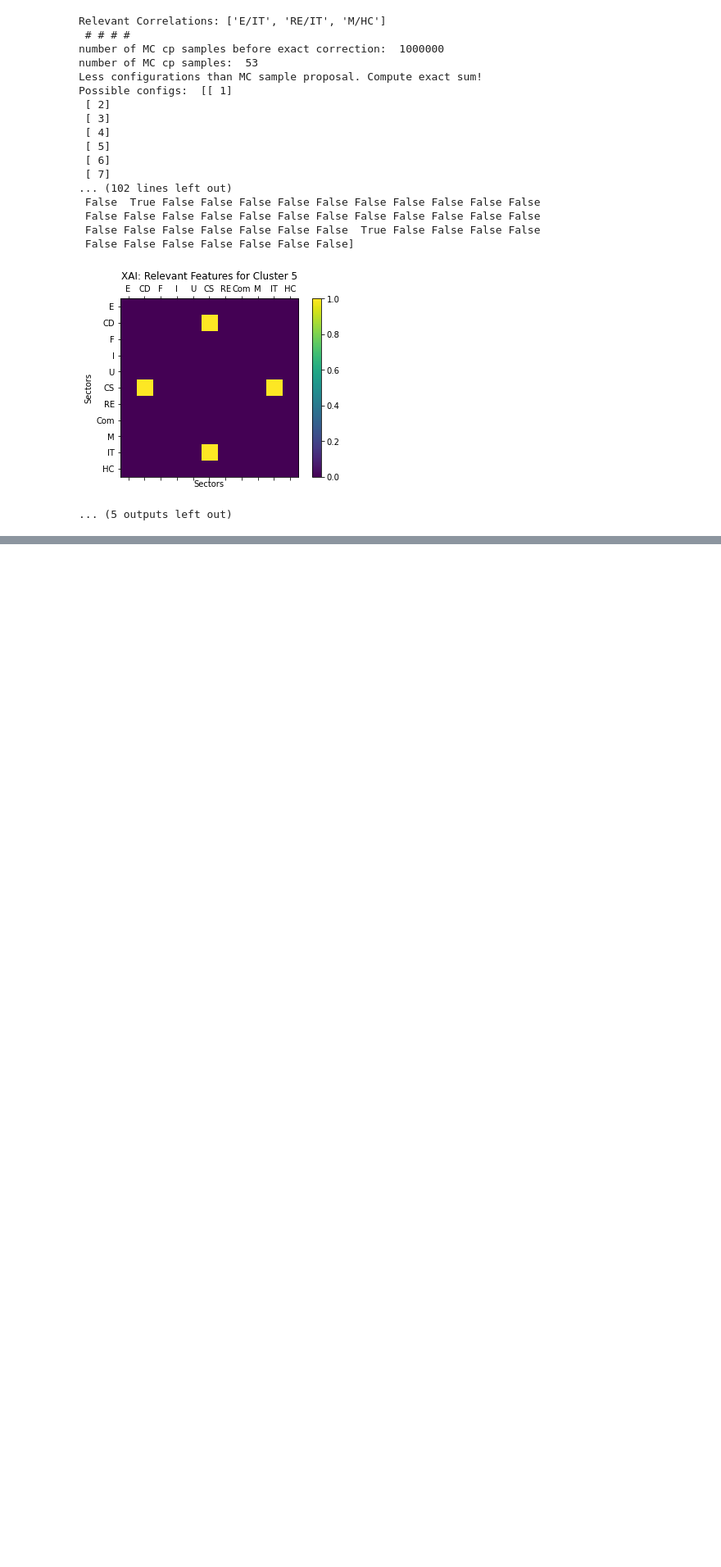
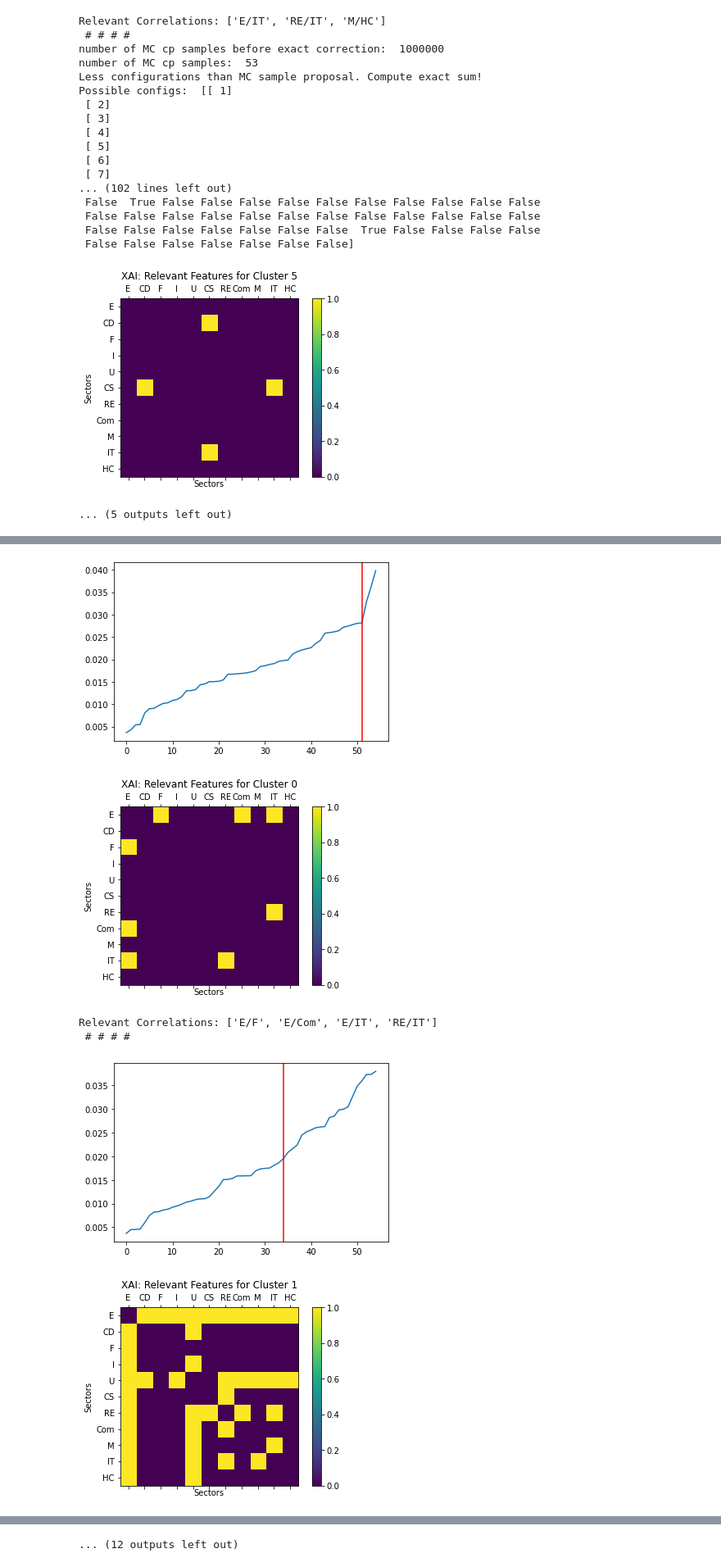
Before and after one commit to TobiasW1891/Finance, a Jupyter notebook: antiCPy for XAI Finance Relevances.ipynb, the cells around one changed output, grey strips where cells are left out. Shown at 82% size. Drawn from its saved outputs; the diff is of its cells as text; code cells hidden in the pictures; blank space fills up the shorter version.

```diff
--- a/antiCPy for XAI Finance Relevances.ipynb
+++ b/antiCPy for XAI Finance Relevances.ipynb
@@ -25,7 +25,8 @@ Fit = CPSegmentFit(x_data = x,
              y_data = y,
              number_expected_changepoints = 1,
              num_MC_cp_samples = 1000000,
-                   z_array_size = 100)
+                   z_array_size = 100
+                  )
 # %% [output]
 number of MC cp samples before exact correction:  1000000
 number of MC cp samples:  98
@@ -548,3 +550,15 @@ Possible configs:  [[ 1]
  False False False False False False False]
 [figure]
 ... (5 outputs left out)
+# %%
+# data for each Cluster
+
+DE_list = list()
+
+for j in range(int(max(LabelNaiveOrdered)+1)):
+    #DetectElbow(XAI[LabelNaiveOrdered==j,:].mean(0), 0, 50, 100, True)
+    DE = CP_Distr(np.arange(XAI.shape[1]),
+                  XAI[LabelNaiveOrdered==j,:].mean(0),
+                  1)
+    DE_list.append(DE)
+    print(j, DE[0], DE[1] )
@@ -550,0 +583,27 @@ Possible configs:  [[ 1]
+# %%
+# And plotting the results
+
+for j in range(int(max(LabelNaiveOrdered)+1)):
+
+    relIndex = np.zeros(55)
+    relIndex[DE_list[j][1]] = 1.
+    RelMat = ReverseDiag(relIndex,
+                       ZERO = True)
+    Sorted = np.sort(XAI[LabelNaiveOrdered==j,:].mean(0))
+    plt.plot(Sorted)
+    plt.axvline(len(Sorted)-DE_list[j][0],c="red")
+    plt.show()
+
+    plot_matrix(RelMat,
+            title = "XAI: Relevant Features for Cluster "+str(j),
+           labels = Names)
+    print("Relevant Correlations:",PrintNames(RelMat, Names))
+
+    print(" # # # # ")
+# %% [output]
+[figure, added]
+[figure, added]
+Relevant Correlations: ['E/F', 'E/Com', 'E/IT', 'RE/IT']
+ # # # #
+[figure, added]
+[figure, added]
@@ -550,0 +620 @@ Possible configs:  [[ 1]
+... (12 outputs left out)
```
Also changed, not shown: parts of 7 cells of this notebook.
